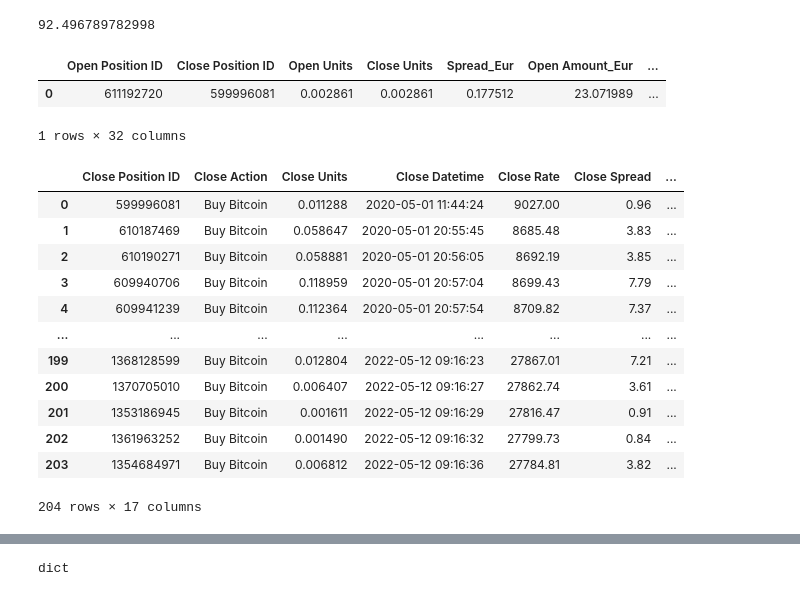
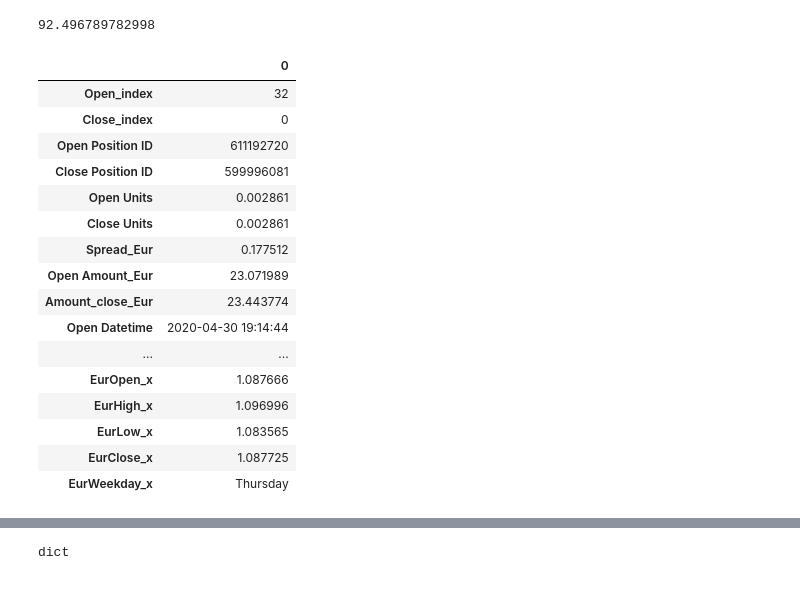
Before and after one commit to VijayTaori/Lifo_step1, a Jupyter notebook: Detailed_Lifo_step4_until_if_statement.ipynb, the cells around one changed output, grey strips where cells are left out. Drawn from its saved outputs; the diff is of its cells as text; code cells hidden in the pictures.

```diff
--- a/Detailed_Lifo_step4_until_if_statement.ipynb
+++ b/Detailed_Lifo_step4_until_if_statement.ipynb
@@ -15,13 +15,16 @@ df_close_btc = df_close[df_close['Close Action'] =='Buy Bitcoin']
 df_open_btc = df_open[df_open['Open Action'] =='Buy Bitcoin']
 df_close_btc.reset_index(inplace=True)
 df_close_btc.drop('index', axis=1, inplace=True)
-#df_close_btc.rename(columns={'index':'Close_index'},inplace=True)
+df_close_btc.reset_index(inplace=True)
+df_close_btc.rename(columns={'index':'Close_index'},inplace=True)
 df_open_btc.reset_index(inplace=True)
 df_open_btc.drop('index', axis=1, inplace=True)
-#df_open_btc.rename(columns={'index':'Open_index'},inplace=True)
+df_open_btc.reset_index(inplace=True)
+df_open_btc.rename(columns={'index':'Open_index'},inplace=True)
 data_btc = {}
 df_lifo_btc = pd.DataFrame(data_btc,
-                           columns=['Open Position ID', 'Close Position ID',
+                           columns=['Open_index','Close_index',
+                                    'Open Position ID', 'Close Position ID',
                                     'Open Units','Close Units','Spread_Eur',
                                     'Open Amount_Eur','Amount_close_Eur',
                                     'Open Datetime', 'Close Datetime',
@@ -39,6 +42,8 @@ df_lifo_btc = pd.DataFrame(data_btc,
                            )
 # Let's build a index selector for df_close_btc
 close_unit_index = 0
+final_close_unit_index = df_open_btc.shape[0]
+# for close_unit_index < final_close_unit_index:
 value_close_units = df_close_btc.loc[close_unit_index, 'Close Units']
 close_unit_index = close_unit_index + 0 if value_close_units > 0 else 1
 value_close_units
@@ -77,12 +82,14 @@ close_Rate_Eur = df_latest_row_from_close.loc[0,'Close Rate_Eur']
 close_Rate_Eur
 open_Rate_Eur = df_latest_last_row_open.loc[0,'Open Rate_Eur']
 open_Rate_Eur
+open_index = df_latest_last_row_open.at[0, 'Open_index']
+close_index = df_latest_row_from_close.at[0, 'Close_index']
 if value_close_units > value_open_units:
   #First lets extract all the values from open DF df_latest_last_row_lifo
   newth_list_open_half = df_latest_last_row_open.to_dict('records')
   newth_dict_open_half = newth_list_open_half[0]
-  #Then permanently delete the first row of the open DF df_open_btc
-  df_open_btc.drop(0,axis=0,inplace=True)
+  #Then permanently delete the first row of the open DF df_latest_last_row_open from df_open_btc
+  df_open_btc.drop(open_index,axis=0,inplace=True)
   #Then reset index and drop the new column 'index' in df_open_btc
   df_open_btc.reset_index(inplace=True)
   df_open_btc.drop('index',axis=1,inplace=True)
@@ -135,27 +171,25 @@ value_close_amount - changed_value_close_amount
 # %% [output]
 92.496789782998
 # %%
-df_lifo_btc
+df_lifo_btc.transpose()
 # %% [output]
-|  | Open Position ID | Close Position ID | Open Units | Close Units | Spread_Eur | Open Amount_Eur | ... |
-| 0 | 611192720 | 599996081 | 0.002861 | 0.002861 | 0.177512 | 23.071989 | ... |
+|  | 0 |
+| Open_index | 32 |
+| Close_index | 0 |
+| Open Position ID | 611192720 |
+| Close Position ID | 599996081 |
+| Open Units | 0.002861 |
+| Close Units | 0.002861 |
+| Spread_Eur | 0.177512 |
+| Open Amount_Eur | 23.071989 |
+| Amount_close_Eur | 23.443774 |
+| Open Datetime | 2020-04-30 19:14:44 |
+| ... | ... |
+| EurOpen_x | 1.087666 |
+| EurHigh_x | 1.096996 |
+| EurLow_x | 1.083565 |
+| EurClose_x | 1.087725 |
+| EurWeekday_x | Thursday |
-1 rows × 32 columns
-# %%
-df_close_btc
-# %% [output]
-|  | Close Position ID | Close Action | Close Units | Close Datetime | Close Rate | Close Spread | ... |
-| 0 | 599996081 | Buy Bitcoin | 0.011288 | 2020-05-01 11:44:24 | 9027.00 | 0.96 | ... |
-| 1 | 610187469 | Buy Bitcoin | 0.058647 | 2020-05-01 20:55:45 | 8685.48 | 3.83 | ... |
-| 2 | 610190271 | Buy Bitcoin | 0.058881 | 2020-05-01 20:56:05 | 8692.19 | 3.85 | ... |
-| 3 | 609940706 | Buy Bitcoin | 0.118959 | 2020-05-01 20:57:04 | 8699.43 | 7.79 | ... |
-| 4 | 609941239 | Buy Bitcoin | 0.112364 | 2020-05-01 20:57:54 | 8709.82 | 7.37 | ... |
-| ... | ... | ... | ... | ... | ... | ... | ... |
-| 199 | 1368128599 | Buy Bitcoin | 0.012804 | 2022-05-12 09:16:23 | 27867.01 | 7.21 | ... |
-| 200 | 1370705010 | Buy Bitcoin | 0.006407 | 2022-05-12 09:16:27 | 27862.74 | 3.61 | ... |
-| 201 | 1353186945 | Buy Bitcoin | 0.001611 | 2022-05-12 09:16:29 | 27816.47 | 0.91 | ... |
-| 202 | 1361963252 | Buy Bitcoin | 0.001490 | 2022-05-12 09:16:32 | 27799.73 | 0.84 | ... |
-| 203 | 1354684971 | Buy Bitcoin | 0.006812 | 2022-05-12 09:16:36 | 27784.81 | 3.82 | ... |
-204 rows × 17 columns
 # %%
 df_open_btc
 # %% [output]
```
Also changed, not shown: parts of 8 cells of this notebook.
